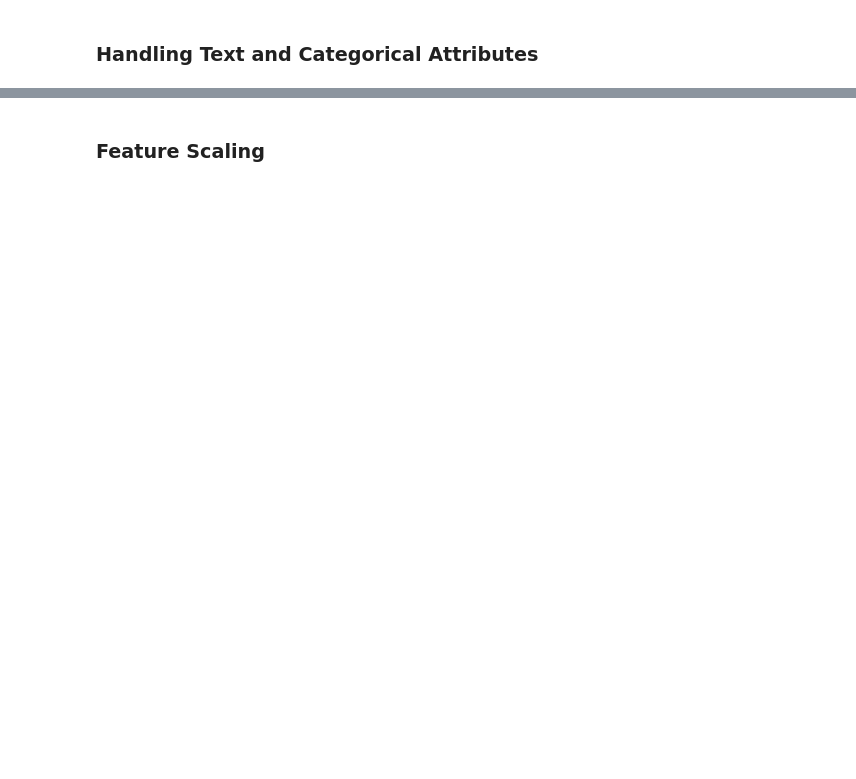
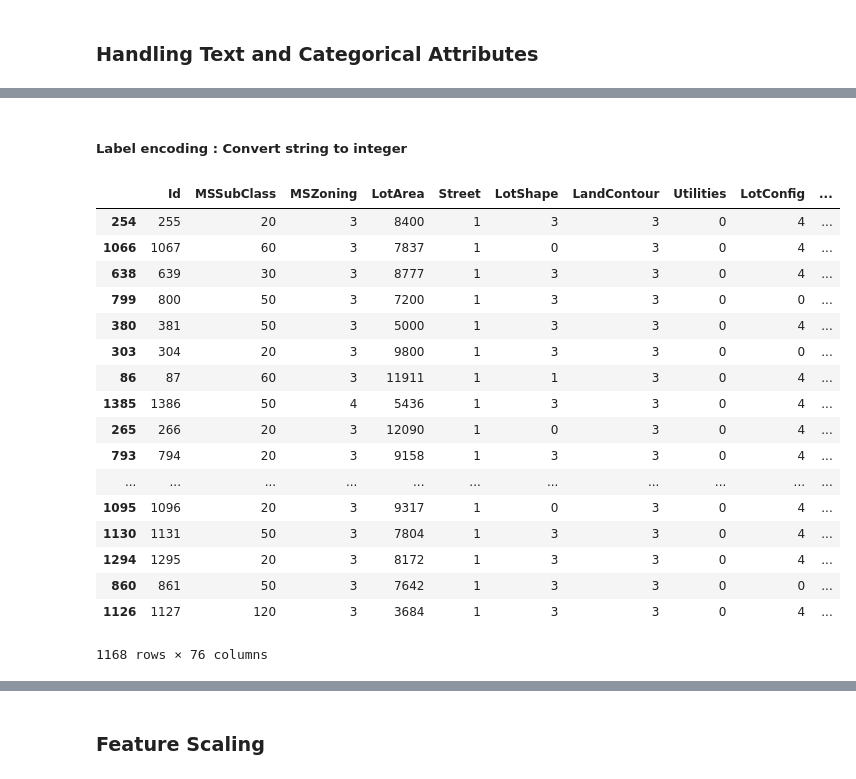
Before and after one commit to SamyaMaiti2012/datascience, a Jupyter notebook: regression/multiRegression/housing_price_estimate-Multiple_Regression_techniques.ipynb, the cells around one changed output, grey strips where cells are left out. Drawn from its saved outputs; the diff is of its cells as text; code cells hidden in the pictures; blank space fills up the shorter version.

```diff
--- a/regression/multiRegression/housing_price_estimate-Multiple_Regression_techniques.ipynb
+++ b/regression/multiRegression/housing_price_estimate-Multiple_Regression_techniques.ipynb
@@ -289,0 +318,3 @@ So far we have considered purely random sampling methods. This is generally fine
+# %%
+columns_with_nan = train_set_nan_freq.loc[train_set_nan_freq['nan_frequency']>0].index.tolist()
+columns_with_nan
@@ -289,0 +341,7 @@ So far we have considered purely random sampling methods. This is generally fine
+# %%
+for col in columns_with_nan:
+    print("----- Column/Feature Name -----", col)
+    if train_set[col].dtypes=='object' :
+        print(train_set[col].describe())
+    elif train_set[col].dtypes=='int64' or train_set[col].dtypes=='float64' :
+        print(train_set[col].describe())
@@ -289,0 +387,3 @@ So far we have considered purely random sampling methods. This is generally fine
+# %%
+#Dropping above columns from dataset.
+train_set.drop(['PoolQC', 'MiscFeature', 'Alley', 'Fence'], axis=1, inplace=True)
@@ -291,0 +545,39 @@ So far we have considered purely random sampling methods. This is generally fine
+# %% [markdown]
+##### Label encoding : Convert string to integer
+# %%
+from sklearn.preprocessing import LabelEncoder
+
+le=LabelEncoder()
+
+for col in housing_X_train.columns.values:
+    # Encoding only categorical variables
+    if housing_X_train[col].dtypes=='object':
+        # Using whole data to form an exhaustive list of levels
+        #data=housing_X_train[col].append(housing_X_test[col])
+        data=housing_X_train[col]
+        le.fit(data.values)
+        housing_X_train[col]=le.transform(housing_X_train[col])
+        #housing_X_test[col]=le.transform(housing_X_test[col])
+    #elif housing_X_train[col].dtypes=='int64' or housing_X_train[col].dtypes=='float64' :
+        #housing_X_train[col].fillna(0, inplace=True)
+
+housing_X_train
+# %% [output]
+|  | Id | MSSubClass | MSZoning | LotArea | Street | LotShape | LandContour | Utilities | LotConfig | ... |
+| 254 | 255 | 20 | 3 | 8400 | 1 | 3 | 3 | 0 | 4 | ... |
+| 1066 | 1067 | 60 | 3 | 7837 | 1 | 0 | 3 | 0 | 4 | ... |
+| 638 | 639 | 30 | 3 | 8777 | 1 | 3 | 3 | 0 | 4 | ... |
+| 799 | 800 | 50 | 3 | 7200 | 1 | 3 | 3 | 0 | 0 | ... |
+| 380 | 381 | 50 | 3 | 5000 | 1 | 3 | 3 | 0 | 4 | ... |
+| 303 | 304 | 20 | 3 | 9800 | 1 | 3 | 3 | 0 | 0 | ... |
+| 86 | 87 | 60 | 3 | 11911 | 1 | 1 | 3 | 0 | 4 | ... |
+| 1385 | 1386 | 50 | 4 | 5436 | 1 | 3 | 3 | 0 | 4 | ... |
+| 265 | 266 | 20 | 3 | 12090 | 1 | 0 | 3 | 0 | 4 | ... |
+| 793 | 794 | 20 | 3 | 9158 | 1 | 3 | 3 | 0 | 4 | ... |
+| ... | ... | ... | ... | ... | ... | ... | ... | ... | ... | ... |
+| 1095 | 1096 | 20 | 3 | 9317 | 1 | 0 | 3 | 0 | 4 | ... |
+| 1130 | 1131 | 50 | 3 | 7804 | 1 | 3 | 3 | 0 | 4 | ... |
+| 1294 | 1295 | 20 | 3 | 8172 | 1 | 3 | 3 | 0 | 4 | ... |
+| 860 | 861 | 50 | 3 | 7642 | 1 | 3 | 3 | 0 | 0 | ... |
+| 1126 | 1127 | 120 | 3 | 3684 | 1 | 3 | 3 | 0 | 4 | ... |
+1168 rows × 76 columns
```
Also changed, not shown: parts of 65 cells of this notebook, 2 other files.
